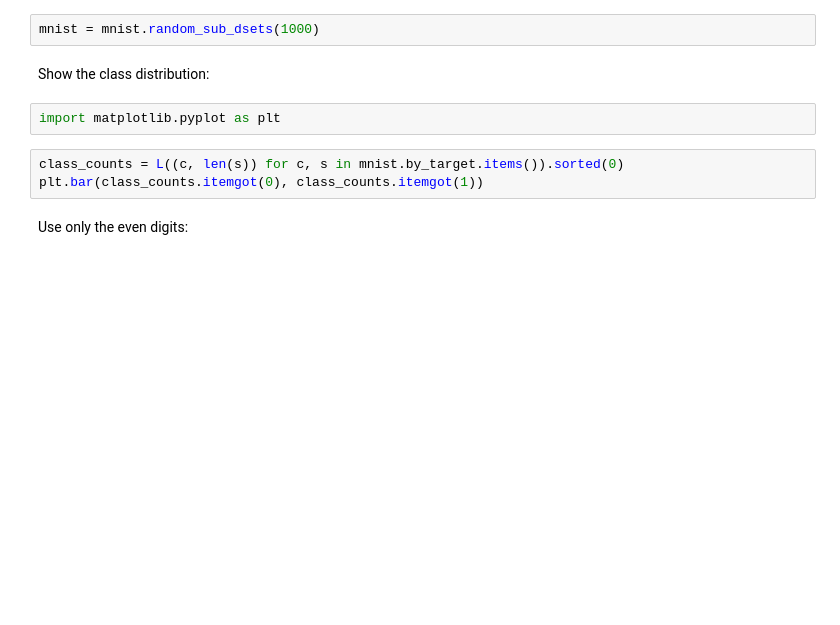
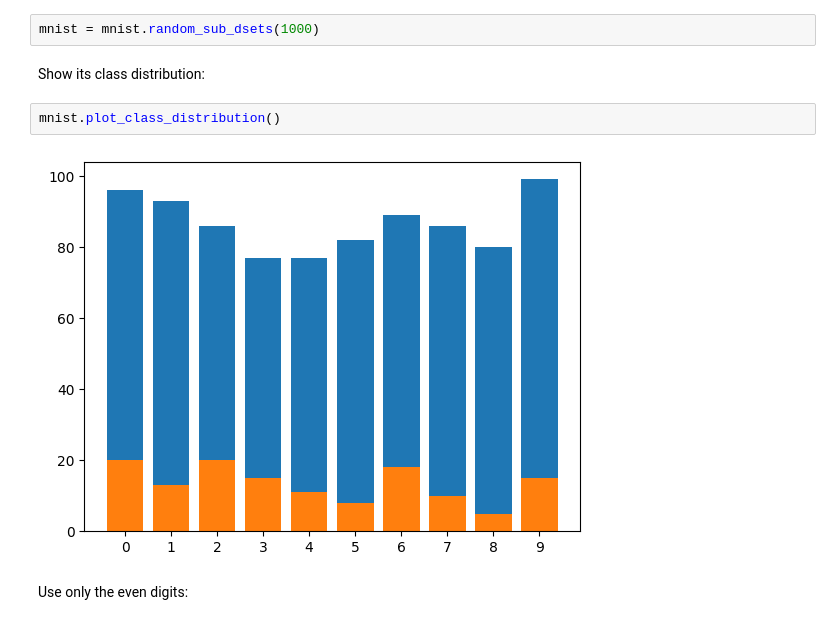
Before and after one commit to Irad-Zehavi/fastai-datasets, a Jupyter notebook: nbs/Core/patches.ipynb, the cells around one changed output. Saved outputs shown, nothing was run; the diff lists cells and outputs as text; blank space fills up the shorter version.

```diff
--- a/nbs/Core/patches.ipynb
+++ b/nbs/Core/patches.ipynb
@@ -284,12 +304,11 @@ Let's sample a random subset:
 # %%
 mnist = mnist.random_sub_dsets(1000)
 # %% [markdown]
-Show the class distribution:
+Show its class distribution:
-# %%
-import matplotlib.pyplot as plt
-# %%
-class_counts = L((c, len(s)) for c, s in mnist.by_target.items()).sorted(0)
-plt.bar(class_counts.itemgot(0), class_counts.itemgot(1))
+# %%
+mnist.plot_class_distribution()
+# %% [output]
+[figure, added]
 # %% [markdown]
 Use only the even digits:
 # %%
```
Also changed, not shown: parts of 12 cells of this notebook, 9 other files.
